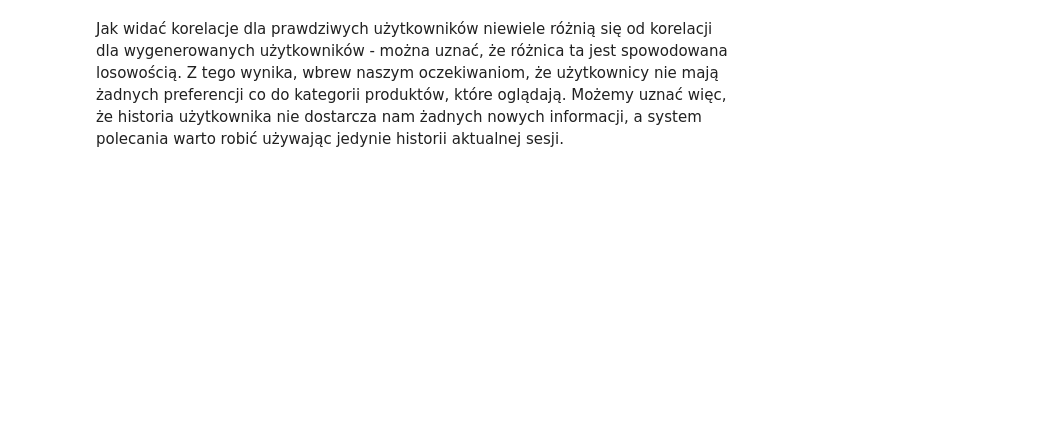
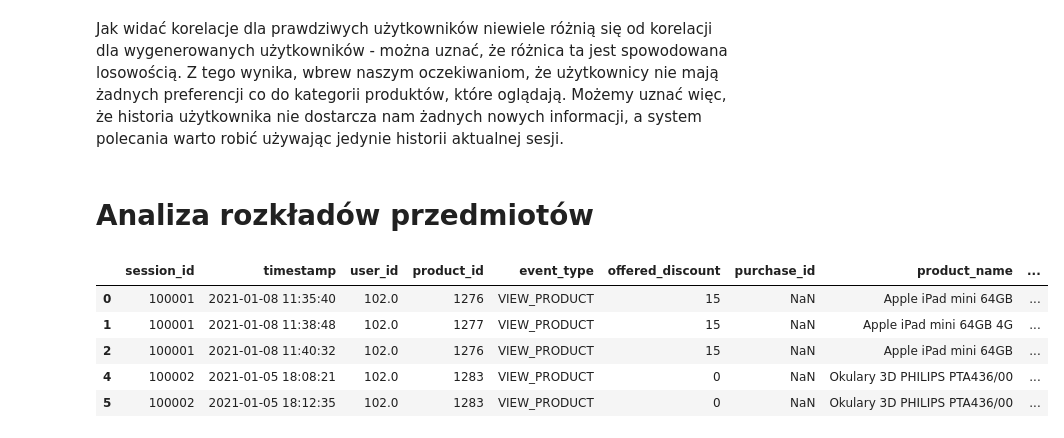
Before and after one commit to Laszer271/IUM-project, a Jupyter notebook: EDA.ipynb, the cells around one changed output. Saved outputs shown, nothing was run; the diff lists cells and outputs as text; code cells hidden in the pictures; blank space fills up the shorter version.

```diff
--- a/EDA.ipynb
+++ b/EDA.ipynb
@@ -617,2 +625,13 @@ plt.show()
 # %% [markdown]
 Jak widać korelacje dla prawdziwych użytkowników niewiele różnią się od korelacji dla wygenerowanych użytkowników - można uznać, że różnica ta jest spowodowana losowością. Z tego wynika, wbrew naszym oczekiwaniom, że użytkownicy nie mają żadnych preferencji co do kategorii produktów, które oglądają. Możemy uznać więc, że historia użytkownika nie dostarcza nam żadnych nowych informacji, a system polecania warto robić używając jedynie historii aktualnej sesji.
+# %% [markdown]
+<h1>Analiza rozkładów przedmiotów</h1>
+# %%
+df.head()
+# %% [output]
+|  | session_id | timestamp | user_id | product_id | event_type | offered_discount | purchase_id | product_name | ... |
+| 0 | 100001 | 2021-01-08 11:35:40 | 102.0 | 1276 | VIEW_PRODUCT | 15 | NaN | Apple iPad mini 64GB | ... |
+| 1 | 100001 | 2021-01-08 11:38:48 | 102.0 | 1277 | VIEW_PRODUCT | 15 | NaN | Apple iPad mini 64GB 4G | ... |
+| 2 | 100001 | 2021-01-08 11:40:32 | 102.0 | 1276 | VIEW_PRODUCT | 15 | NaN | Apple iPad mini 64GB | ... |
+| 4 | 100002 | 2021-01-05 18:08:21 | 102.0 | 1283 | VIEW_PRODUCT | 0 | NaN | Okulary 3D PHILIPS PTA436/00 | ... |
+| 5 | 100002 | 2021-01-05 18:12:35 | 102.0 | 1283 | VIEW_PRODUCT | 0 | NaN | Okulary 3D PHILIPS PTA436/00 | ... |
```
Also changed, not shown: parts of 47 cells of this notebook.
